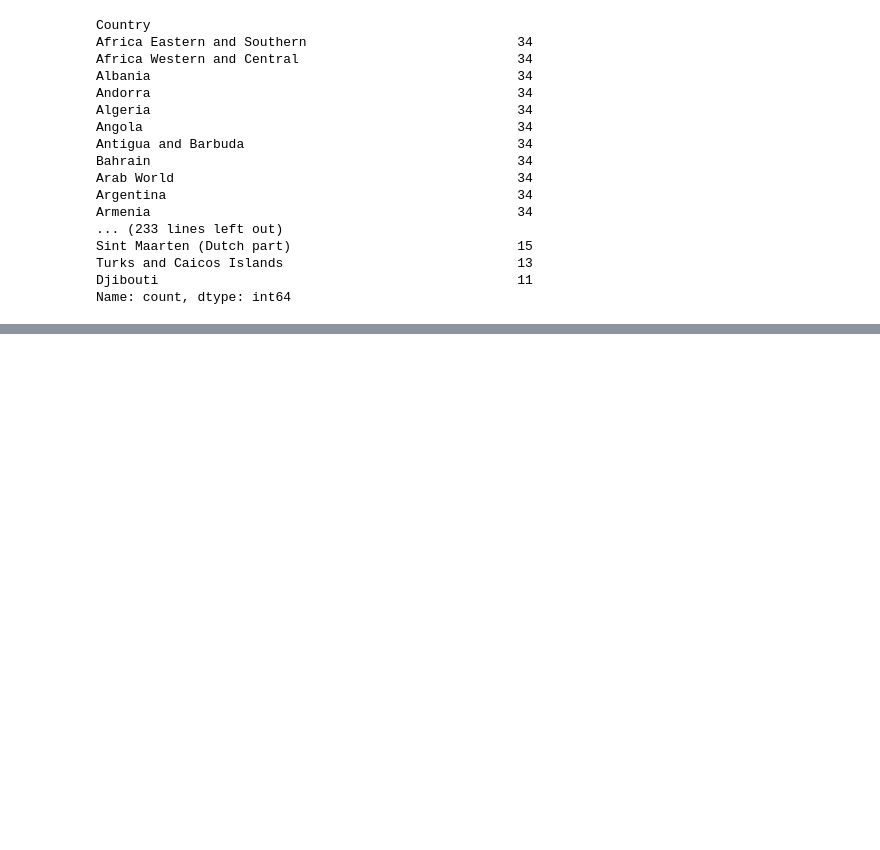
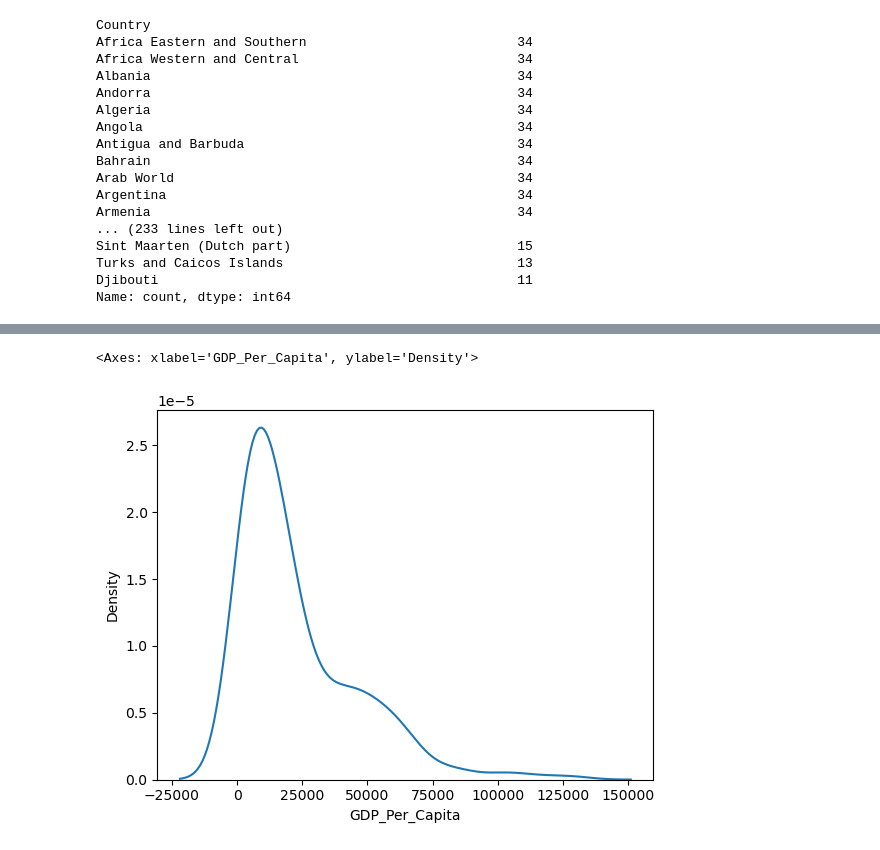
Before and after one commit to NSS-Data-Analytics-Cohort-15/un-exploration-mbainbridge950, a Jupyter notebook: Notebooks/UNData_Malani.ipynb, the cells around one changed output, grey strips where cells are left out. Drawn from its saved outputs; the diff is of its cells as text; code cells hidden in the pictures; blank space fills up the shorter version.

```diff
--- a/Notebooks/UNData_Malani.ipynb
+++ b/Notebooks/UNData_Malani.ipynb
@@ -183,0 +202,6 @@ Name: count, dtype: int64
+# %%
+#Question 8 Density
+sns.kdeplot(year_2020['GDP_Per_Capita'])
+# %% [output]
+<Axes: xlabel='GDP_Per_Capita', ylabel='Density'>
+[figure, added]
```
Also changed, not shown: parts of 26 cells of this notebook.
